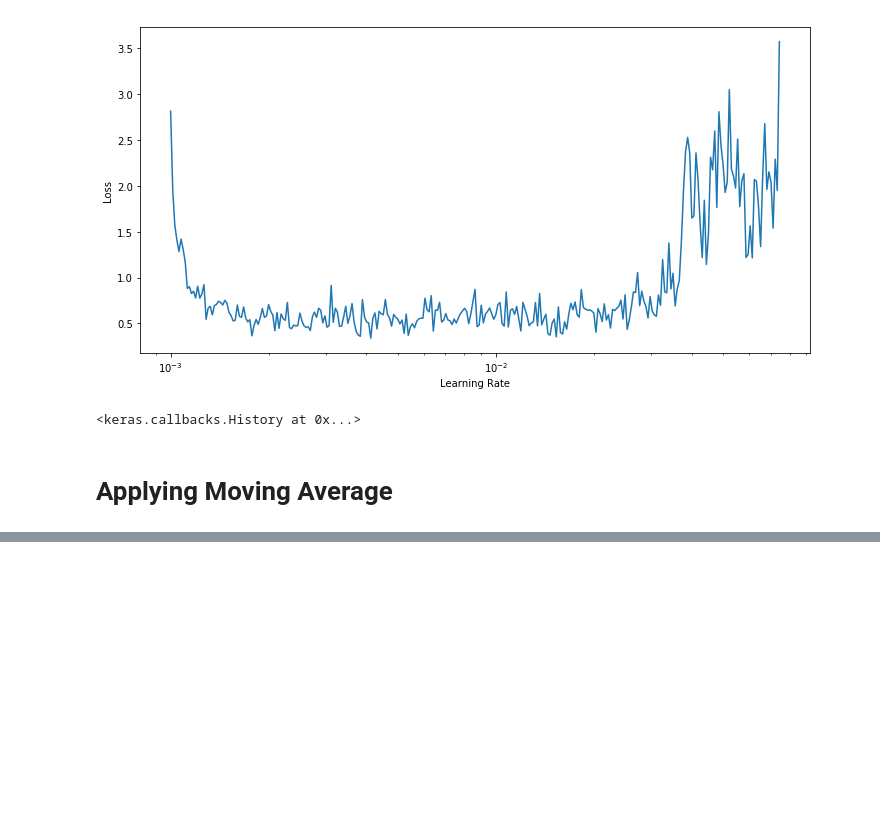
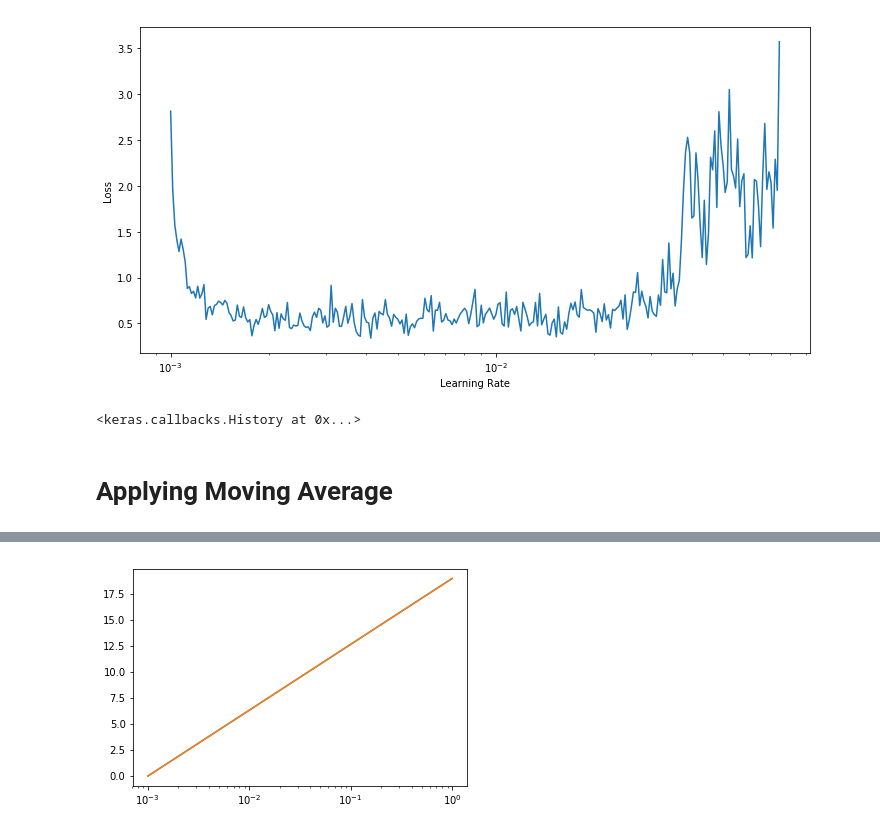
Before and after one commit to WittmannF/LRFinder, a Jupyter notebook: LRFinder_Playground.ipynb, the cells around one changed output, grey strips where cells are left out. Cells and saved outputs as stored; diff of their text form; code cells hidden in the pictures; blank space fills up the shorter version.

```diff
--- a/LRFinder_Playground.ipynb
+++ b/LRFinder_Playground.ipynb
@@ -213,0 +258,15 @@ class LRFinder(Callback):
+# %%
+start = 0.001
+end = 1
+n_iterations = 20
+
+lrs = []
+for i in range(n_iterations):
+    pct = i/(n_iterations-1)
+    lrs.append(start * (end/start) ** pct)
+# %%
+plt.plot(lrs, range(20))
+plt.plot(np.geomspace(start, end, n_iterations), range(20))
+plt.xscale('log')
+# %% [output]
+[figure, added]
```
Also changed, not shown: parts of 12 cells of this notebook.
